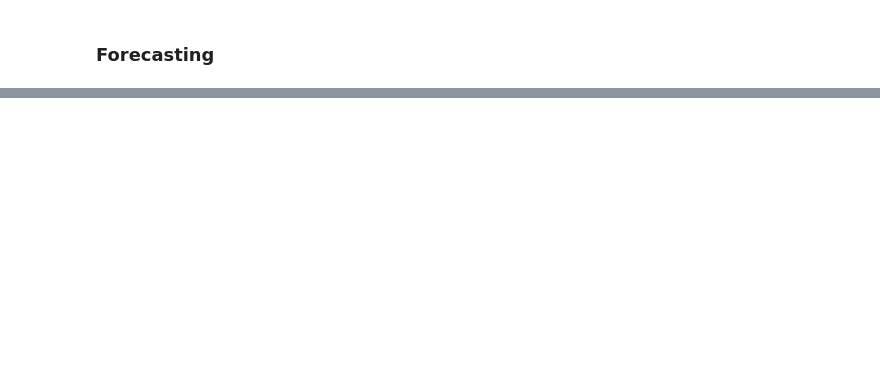
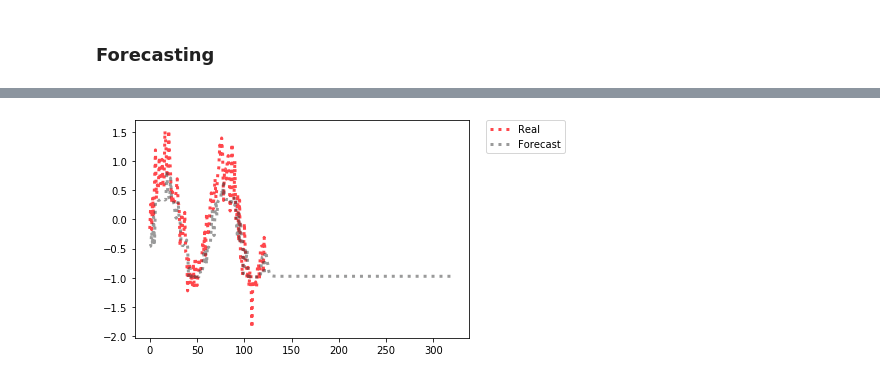
Before and after one commit to LeonVillanueva/CoLab, a Jupyter notebook: Google_CoLab_RNN_GRU_LSTM.ipynb, the cells around one changed output, grey strips where cells are left out. Saved outputs shown, nothing was run; the diff lists cells and outputs as text; code cells hidden in the pictures; blank space fills up the shorter version.

```diff
--- a/Google_CoLab_RNN_GRU_LSTM.ipynb
+++ b/Google_CoLab_RNN_GRU_LSTM.ipynb
@@ -130,0 +131,10 @@ y_hats
+# %%
+forecast = model.predict(X_test).reshape(1,-1).tolist()[0]
+forecast = forecast + y_hats
+# %%
+plt.plot(y_test, color='#ff474c', label='Real', linewidth=3, linestyle=':')
+plt.plot(forecast, color='#363737', label='Forecast', linewidth=3, linestyle=':', alpha=0.5)
+plt.legend(bbox_to_anchor=(1.05, 1), loc='upper left', borderaxespad=0.)
+plt.show()
+# %% [output]
+[figure, added]
```
Also changed, not shown: parts of 6 cells of this notebook.
